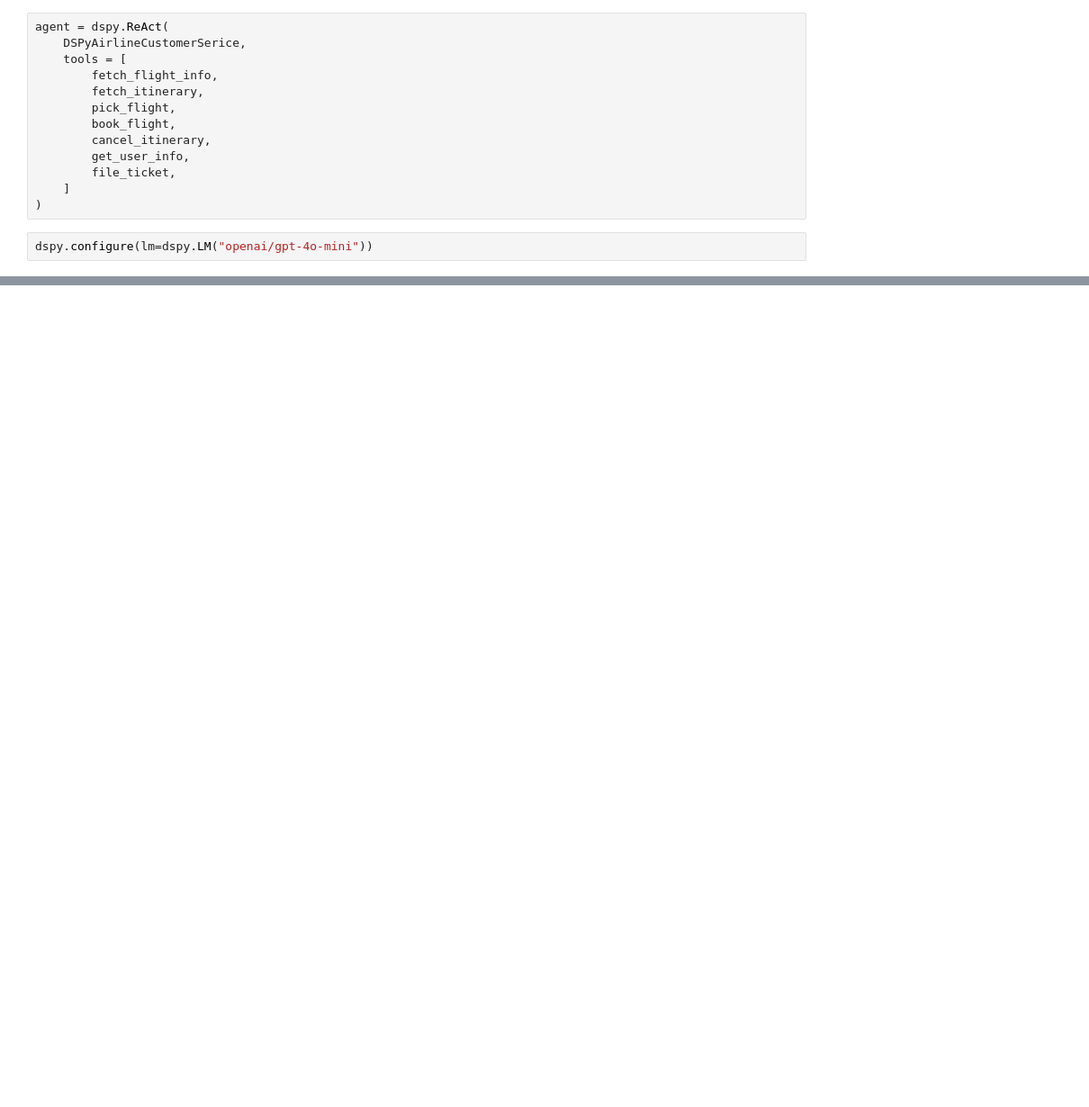
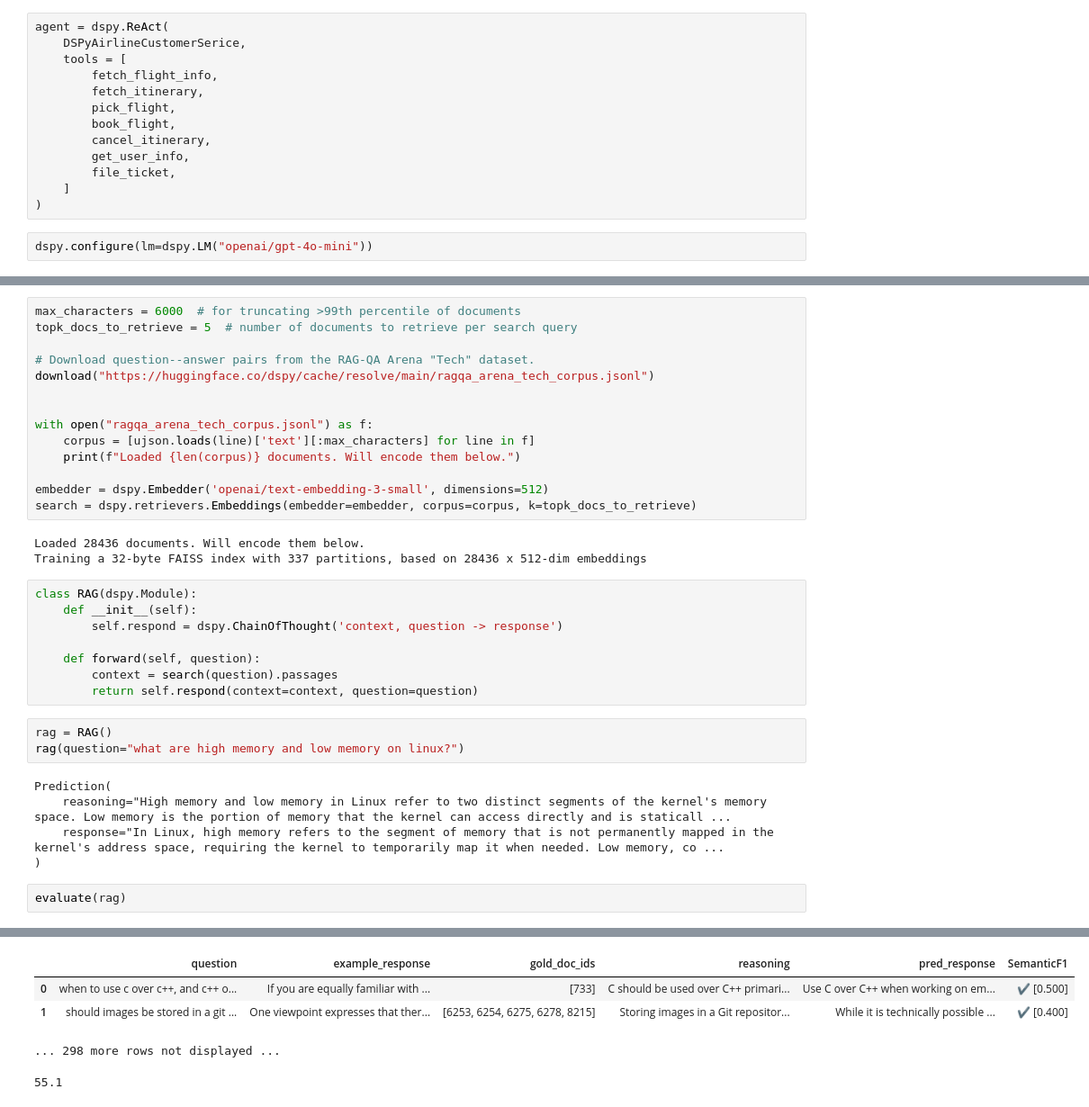
Before and after one commit to mlb2007/ai_tutorial_2025, a Jupyter notebook: session-2/tutorial_dspy.ipynb, the cells around one changed output, grey strips where cells are left out. Shown at 90% size. Saved outputs shown, nothing was run; the diff lists cells and outputs as text; blank space fills up the shorter version.

```diff
--- a/session-2/tutorial_dspy.ipynb
+++ b/session-2/tutorial_dspy.ipynb
@@ -211,0 +413,36 @@ Prediction(
+# %%
+max_characters = 6000  # for truncating >99th percentile of documents
+topk_docs_to_retrieve = 5  # number of documents to retrieve per search query
+
+# Download question--answer pairs from the RAG-QA Arena "Tech" dataset.
+download("https://huggingface.co/dspy/cache/resolve/main/ragqa_arena_tech_corpus.jsonl")
+
+
+with open("ragqa_arena_tech_corpus.jsonl") as f:
+    corpus = [ujson.loads(line)['text'][:max_characters] for line in f]
+    print(f"Loaded {len(corpus)} documents. Will encode them below.")
+
+embedder = dspy.Embedder('openai/text-embedding-3-small', dimensions=512)
+search = dspy.retrievers.Embeddings(embedder=embedder, corpus=corpus, k=topk_docs_to_retrieve)
+# %% [output]
+Loaded 28436 documents. Will encode them below.
+Training a 32-byte FAISS index with 337 partitions, based on 28436 x 512-dim embeddings
+# %%
+class RAG(dspy.Module):
+    def __init__(self):
+        self.respond = dspy.ChainOfThought('context, question -> response')
+
+    def forward(self, question):
+        context = search(question).passages
+        return self.respond(context=context, question=question)
+# %%
+rag = RAG()
+rag(question="what are high memory and low memory on linux?")
+# %% [output]
+Prediction(
+    reasoning="High memory and low memory in Linux refer to two distinct segments of the kernel's memory space. Low memory is the portion of memory that the kernel can access directly and is staticall ...
+    response="In Linux, high memory refers to the segment of memory that is not permanently mapped in the kernel's address space, requiring the kernel to temporarily map it when needed. Low memory, co ...
+)
+# %%
+evaluate(rag)
+# %% [output]
@@ -211,0 +450,5 @@ Prediction(
+|  | question | example_response | gold_doc_ids | reasoning | pred_response | SemanticF1 |
+| 0 | when to use c over c++, and c++ o... | If you are equally familiar with ... | [733] | C should be used over C++ primari... | Use C over C++ when working on em... | ✔️ [0.500] |
+| 1 | should images be stored in a git ... | One viewpoint expresses that ther... | [6253, 6254, 6275, 6278, 8215] | Storing images in a Git repositor... | While it is technically possible ... | ✔️ [0.400] |
+... 298 more rows not displayed ...
+55.1
```
Also changed, not shown: parts of 24 cells of this notebook, 5 other files.
